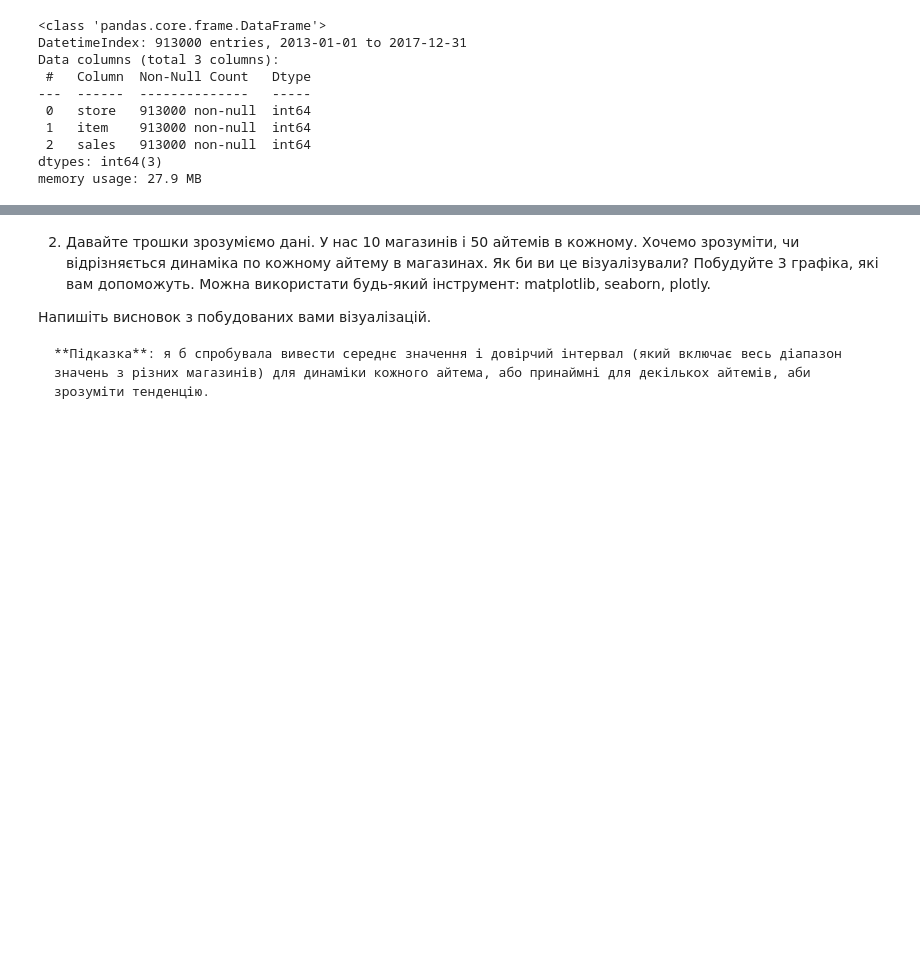
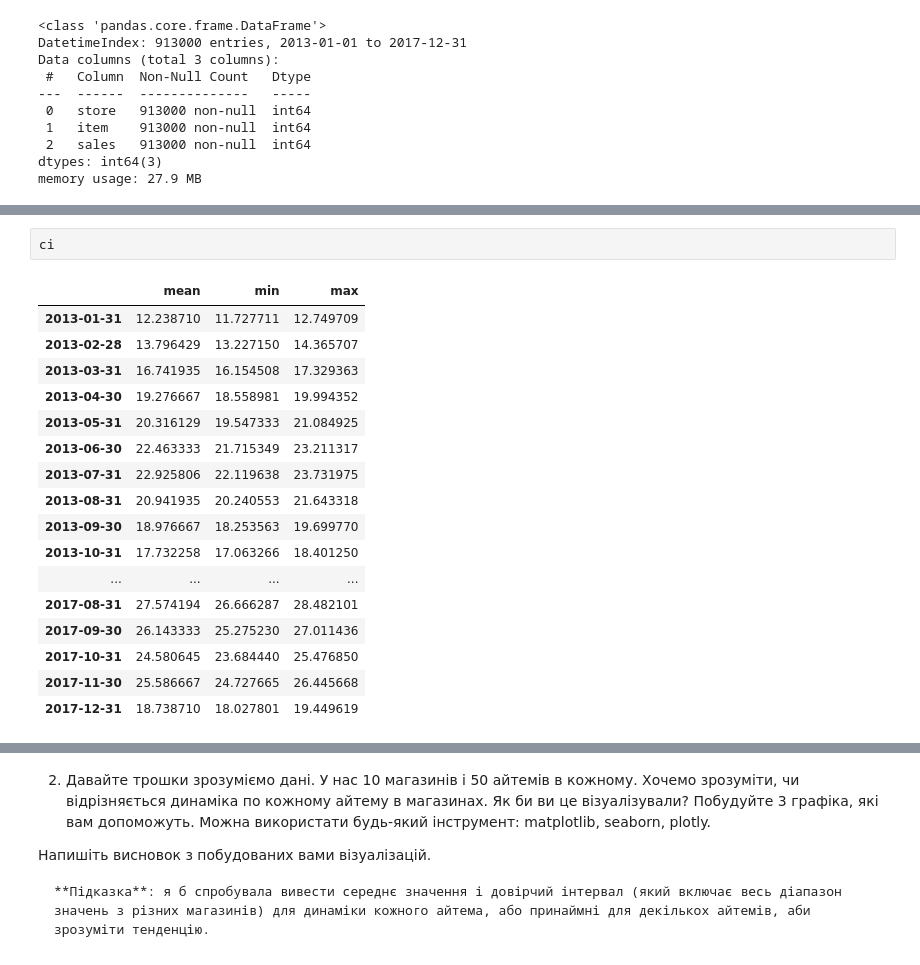
Before and after one commit to Daria-Lytvynenko/ML_course, a Jupyter notebook: HW_2_5_Time_Series_Analysis.ipynb, the cells around one changed output, grey strips where cells are left out. Cells and saved outputs as stored; diff of their text form; blank space fills up the shorter version.

```diff
--- a/HW_2_5_Time_Series_Analysis.ipynb
+++ b/HW_2_5_Time_Series_Analysis.ipynb
@@ -71,0 +92,20 @@ memory usage: 27.9 MB
+# %%
+ci
+# %% [output]
+|  | mean | min | max |
+| 2013-01-31 | 12.238710 | 11.727711 | 12.749709 |
+| 2013-02-28 | 13.796429 | 13.227150 | 14.365707 |
+| 2013-03-31 | 16.741935 | 16.154508 | 17.329363 |
+| 2013-04-30 | 19.276667 | 18.558981 | 19.994352 |
+| 2013-05-31 | 20.316129 | 19.547333 | 21.084925 |
+| 2013-06-30 | 22.463333 | 21.715349 | 23.211317 |
+| 2013-07-31 | 22.925806 | 22.119638 | 23.731975 |
+| 2013-08-31 | 20.941935 | 20.240553 | 21.643318 |
+| 2013-09-30 | 18.976667 | 18.253563 | 19.699770 |
+| 2013-10-31 | 17.732258 | 17.063266 | 18.401250 |
+| ... | ... | ... | ... |
+| 2017-08-31 | 27.574194 | 26.666287 | 28.482101 |
+| 2017-09-30 | 26.143333 | 25.275230 | 27.011436 |
+| 2017-10-31 | 24.580645 | 23.684440 | 25.476850 |
+| 2017-11-30 | 25.586667 | 24.727665 | 26.445668 |
+| 2017-12-31 | 18.738710 | 18.027801 | 19.449619 |
```
Also changed, not shown: parts of 34 cells of this notebook.
